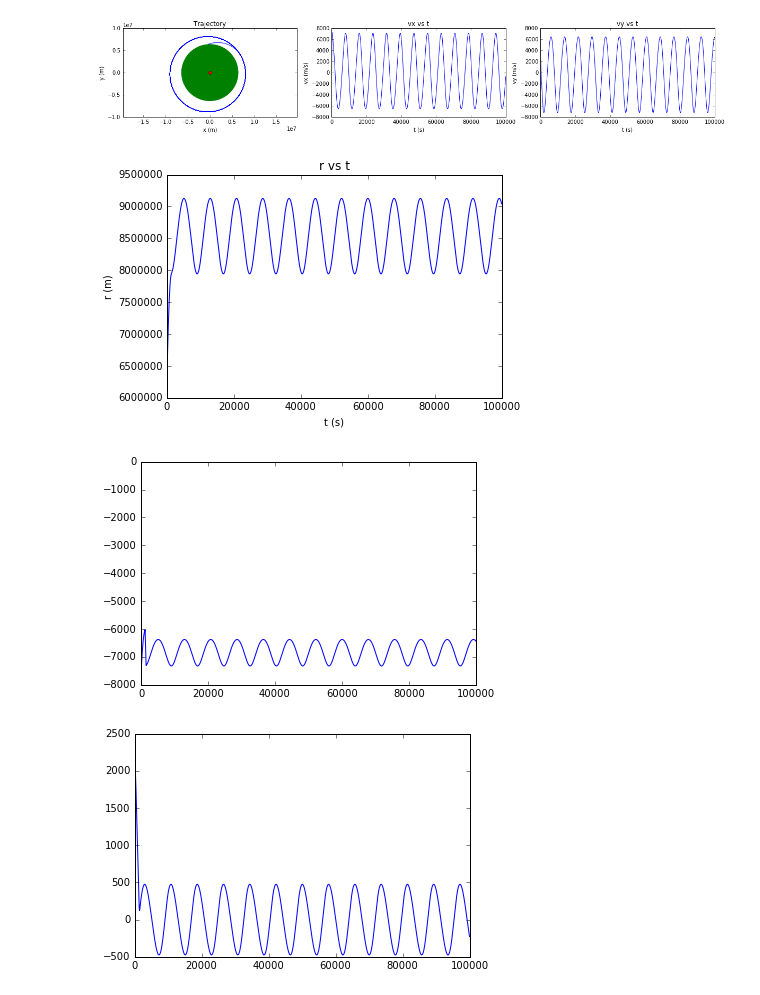
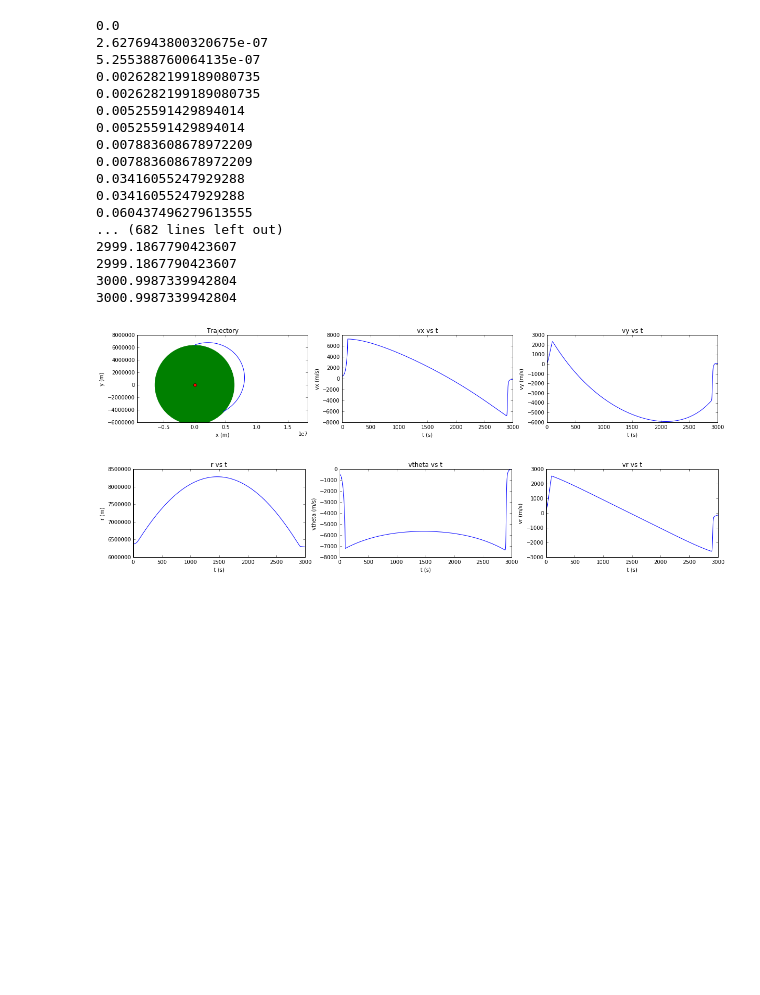
Before and after one commit to pitt1321/Nicholas-Sean-Rocket-Launch, a Jupyter notebook: Thrust Testing.ipynb, the cells around one changed output. Drawn from its saved outputs; the diff is of its cells as text; code cells hidden in the pictures; blank space fills up the shorter version.

```diff
--- a/Thrust Testing.ipynb
+++ b/Thrust Testing.ipynb
@@ -9,6 +26,7 @@ from mpl_toolkits.mplot3d import Axes3D
 G = 6.6742*10**-11 # gravitational constant, Nm^2/kg^2
 M = 5.9722*10**24 # mass of earth, kg
 R = 6371*10**3 # radius of earth, m
+omega = 7.2921e-5
 
 # Global constants for rocket
 m = 299999999999
@@ -65,7 +83,10 @@ def air_density(m, x, y):
     g = np.sqrt(F_g_x**2 + F_g_y**2)/m # acceleration due to gravity at (x, y) [m/s^2]
     r = np.sqrt(x**2 + y**2)
 
+    # Equation pulled from Wikipedia
     rho = rho_0 * np.exp(-g*M*(r-R)/(R_gas*T))
+
+    # @TODO: Consider atmosphere...that has a density...
 
     return rho
 
@@ -113,27 +134,13 @@ def acceleration(m, t, x, y, vx, vy):
 
     m = mass(t)
 
+    # Retrieve forces
     F_g_x, F_g_y = force_gravity(m, x, y)
     F_drag_x, F_drag_y = force_drag(m, x, y, vx, vy)
-    F_T_x, F_T_y = force_thrust(t, x, y)
+    F_T_x, F_T_y = force_thrust(t, x, y, vx, vy)
 
-    # @TODO: if vtheta = vorbital, print "turning off booster", exclude it from acceleration_net
-
-    v_orbit = np.sqrt(G*M/(R + 200e3))
-    theta = np.arctan2(y, x)
-    vtheta = - vx*np.sin(theta) + vy*np.cos(theta)
-    vr = vx*np.cos(theta) + vy*np.sin(theta)
-
-    # consider the absolute value of vtheta, since it will be +/- depending on which direction the shuttle orbits
-    #if abs(vtheta) >= v_orbit:
-    #if t > 127 and vr <= 200:
-    #    print(t)
-    #    acceleration_net_x = (-F_g_x - F_drag_x)/m
-    #    acceleration_net_y = (-F_g_y - F_drag_y)/m
-
-    #else:
-        # Gravitational forces are always attractive and drag forces oppose the direction of motion.
-        # Hence, both of those are negative. Thrust is obviously positive.
+    # Gravitational forces are always attractive and drag forces oppose the direction of motion.
+    # Hence, both of those are negative. Thrust is obviously positive.
     acceleration_net_x = (-F_g_x - F_drag_x + F_T_x)/m
     acceleration_net_y = (-F_g_y - F_drag_y + F_T_y)/m
 
@@ -315,7 +318,22 @@ init1 = np.array([-373159, 6360062, 400, 20])
 # %%
-test(init1, 100000, 100000)
+test(init1, 3000, 30000)
 # %% [output]
+0.0
+2.6276943800320675e-07
+5.255388760064135e-07
+0.0026282199189080735
+0.0026282199189080735
+0.00525591429894014
+0.00525591429894014
+0.007883608678972209
+0.007883608678972209
+0.03416055247929288
+0.03416055247929288
+0.060437496279613555
+... (682 lines left out)
+2999.1867790423607
+2999.1867790423607
+3000.9987339942804
+3000.9987339942804
-[figure, old version]
+[figure, new version]
-[figure, old version]
+[figure, new version]
-[figure, removed]
-[figure, removed]
```
Also changed, not shown: parts of 4 cells of this notebook, 2 other files.
